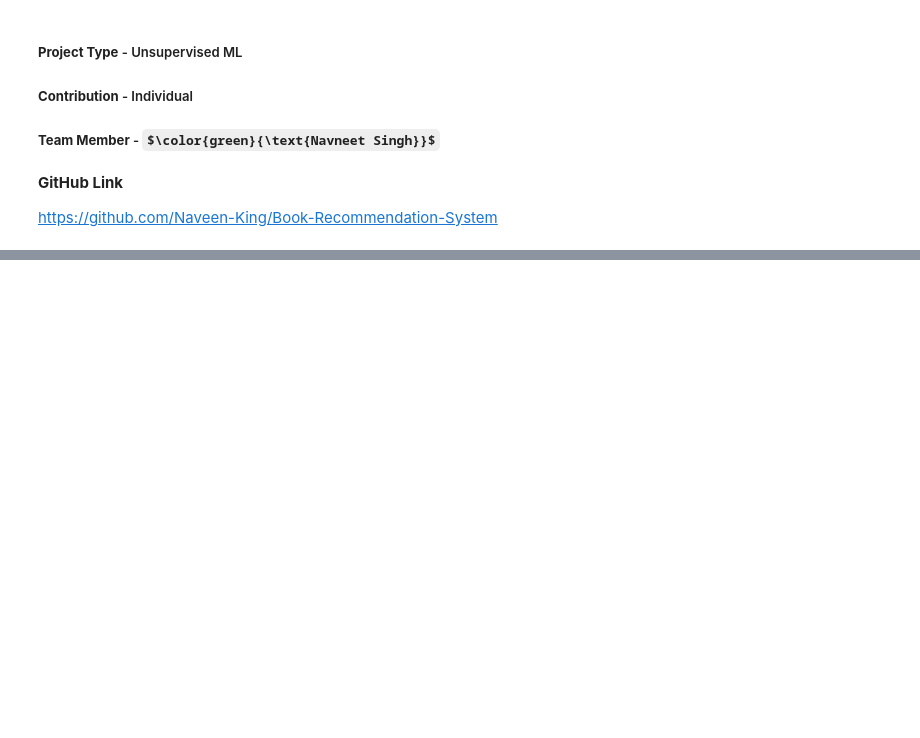
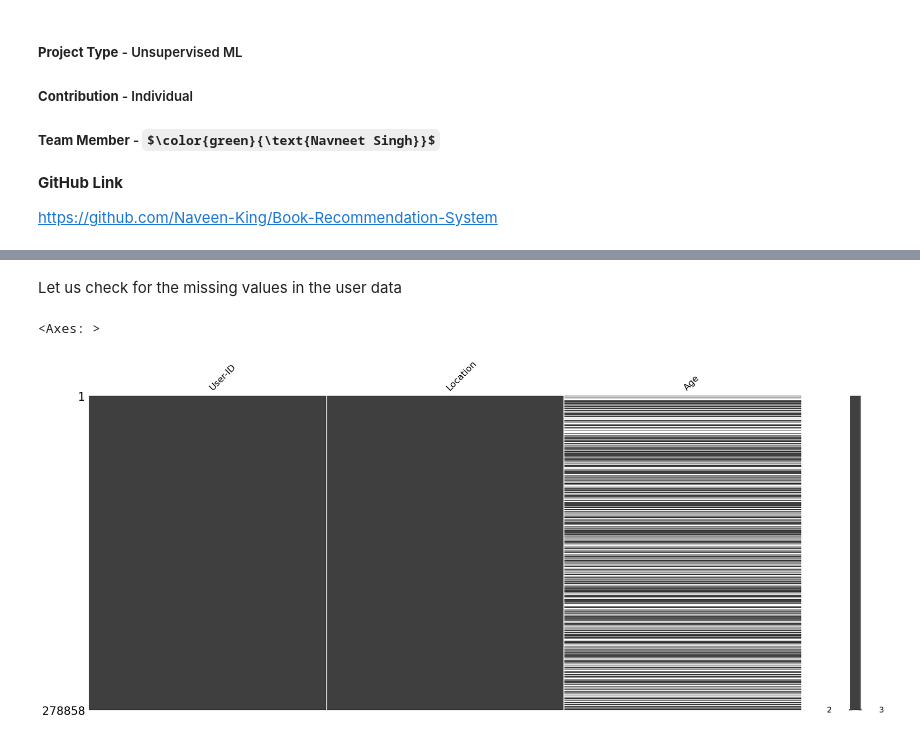
Before and after one commit to Navneet-Nicer/Book-Recommendation-System, a Jupyter notebook: Unsupervised_ML_Book_Recommendation_System3.ipynb, the cells around one changed output, grey strips where cells are left out. Cells and saved outputs as stored; diff of their text form; code cells hidden in the pictures; some formulas as TeX source; blank space fills up the shorter version.

```diff
--- a/Unsupervised_ML_Book_Recommendation_System3.ipynb
+++ b/Unsupervised_ML_Book_Recommendation_System3.ipynb
@@ -42,0 +143,2 @@ In this notebook, the motivation is to:
+# %%
+df_Users = pd.read_csv("/content/drive/MyDrive/Capstone Project/Books_Users.csv")
@@ -42,0 +158,7 @@ In this notebook, the motivation is to:
+# %% [markdown]
+Let us check for the missing values in the user data
+# %%
+msno.matrix(df_Users)
+# %% [output]
+<Axes: >
+[figure, added]
```
Also changed, not shown: parts of 38 cells of this notebook.
